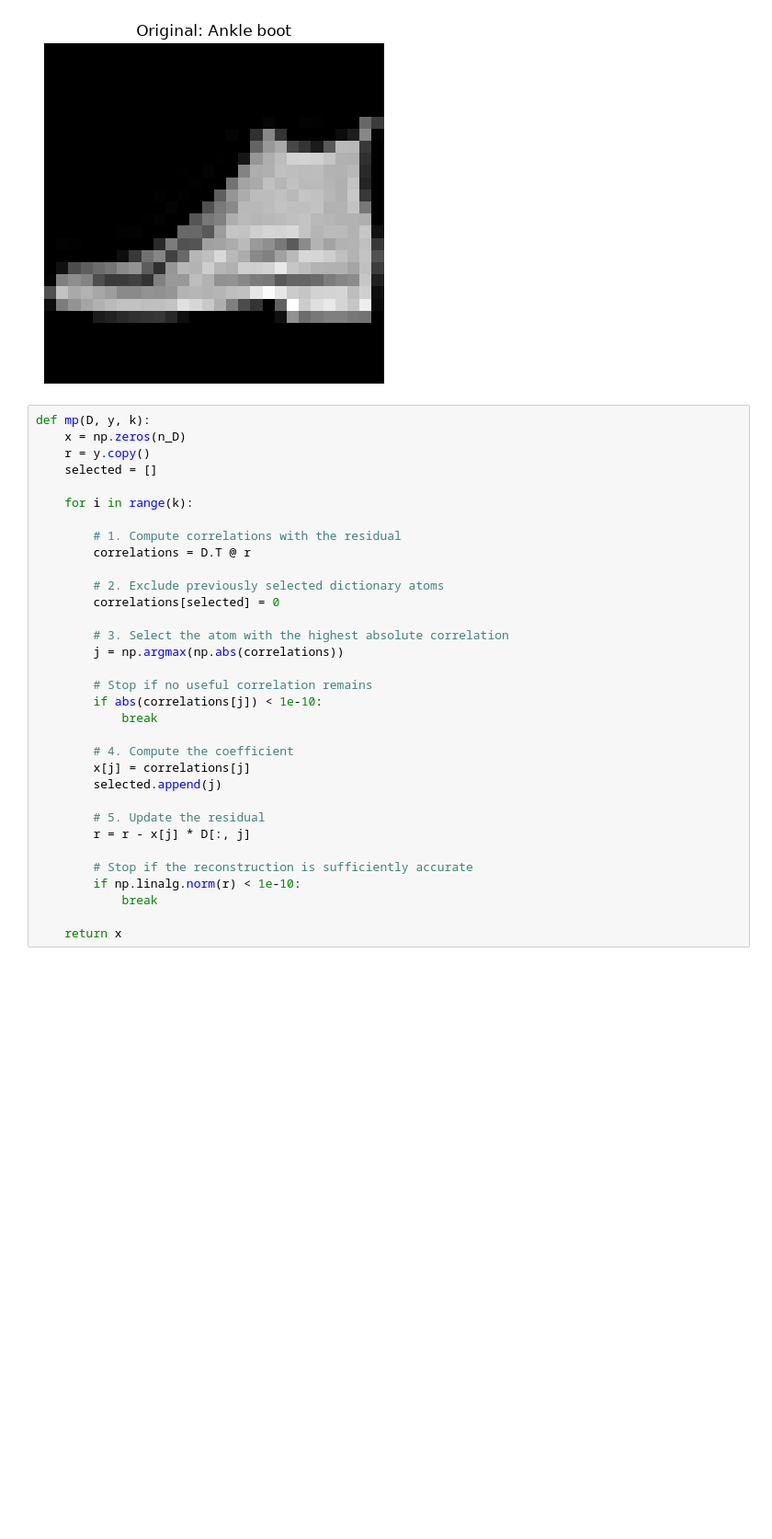
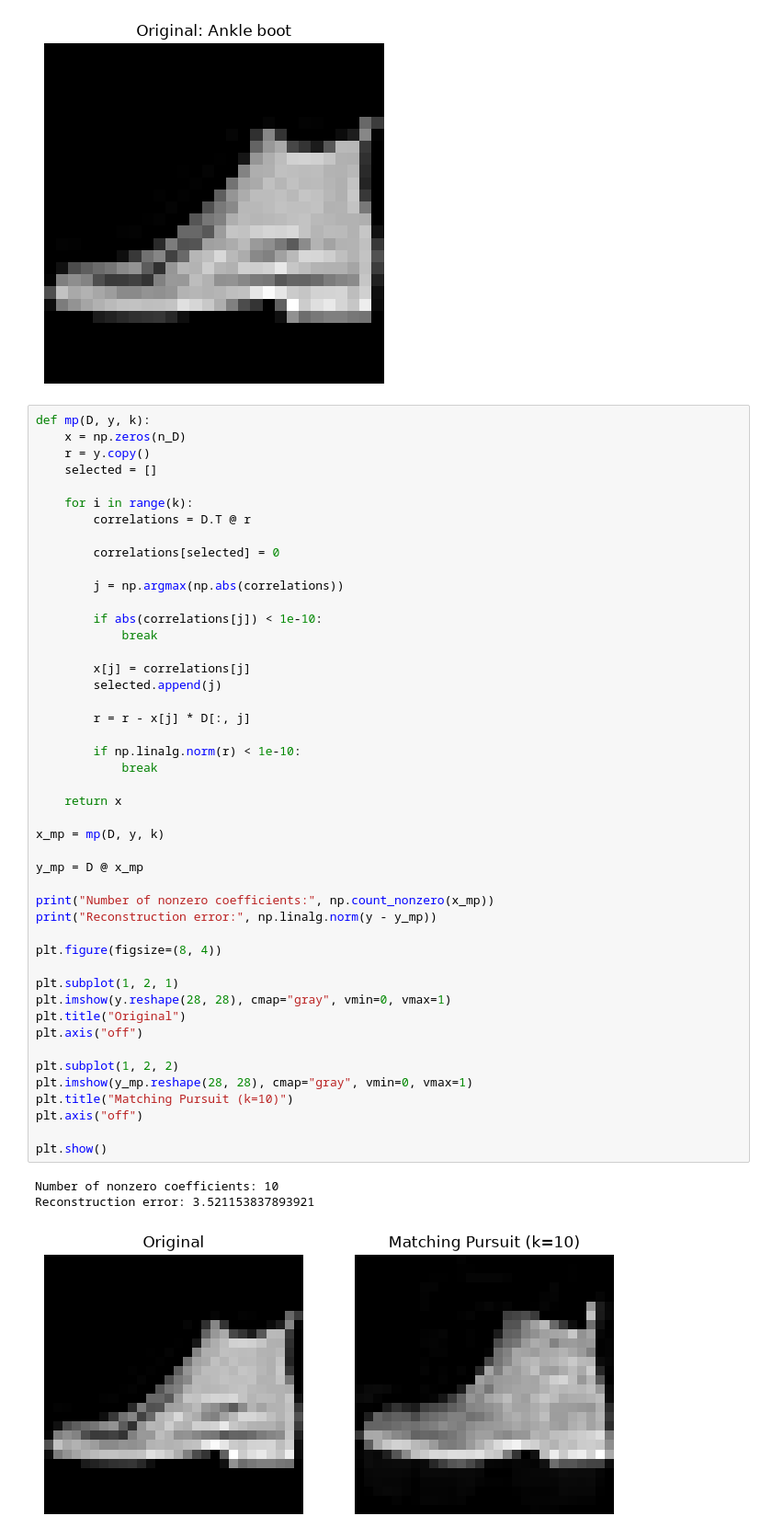
Before and after one commit to rigozu9/Matrix-and-Tensor-Techniques-for-DS, a Jupyter notebook: lab2/lab2.ipynb, the cells around one changed output. Shown at 92% size. Drawn from its saved outputs; the diff is of its cells as text; blank space fills up the shorter version.

```diff
--- a/lab2/lab2.ipynb
+++ b/lab2/lab2.ipynb
@@ -311,33 +311,50 @@ Sparsity limit k: 10
 # %%
 def mp(D, y, k):
     x = np.zeros(n_D)
     r = y.copy()
     selected = []
 
     for i in range(k):
-
-        # 1. Compute correlations with the residual
         correlations = D.T @ r
 
-        # 2. Exclude previously selected dictionary atoms
         correlations[selected] = 0
 
-        # 3. Select the atom with the highest absolute correlation
         j = np.argmax(np.abs(correlations))
 
-        # Stop if no useful correlation remains
         if abs(correlations[j]) < 1e-10:
             break
 
-        # 4. Compute the coefficient
         x[j] = correlations[j]
         selected.append(j)
 
-        # 5. Update the residual
         r = r - x[j] * D[:, j]
 
-        # Stop if the reconstruction is sufficiently accurate
         if np.linalg.norm(r) < 1e-10:
             break
 
     return x
+
+x_mp = mp(D, y, k)
+
+y_mp = D @ x_mp
+
+print("Number of nonzero coefficients:", np.count_nonzero(x_mp))
+print("Reconstruction error:", np.linalg.norm(y - y_mp))
+
+plt.figure(figsize=(8, 4))
+
+plt.subplot(1, 2, 1)
+plt.imshow(y.reshape(28, 28), cmap="gray", vmin=0, vmax=1)
+plt.title("Original")
+plt.axis("off")
+
+plt.subplot(1, 2, 2)
+plt.imshow(y_mp.reshape(28, 28), cmap="gray", vmin=0, vmax=1)
+plt.title("Matching Pursuit (k=10)")
+plt.axis("off")
+
+plt.show()
+# %% [output]
+Number of nonzero coefficients: 10
+Reconstruction error: 3.521153837893921
+[figure, added]
```
Also changed, not shown: parts of 6 cells of this notebook, 2 other files.
